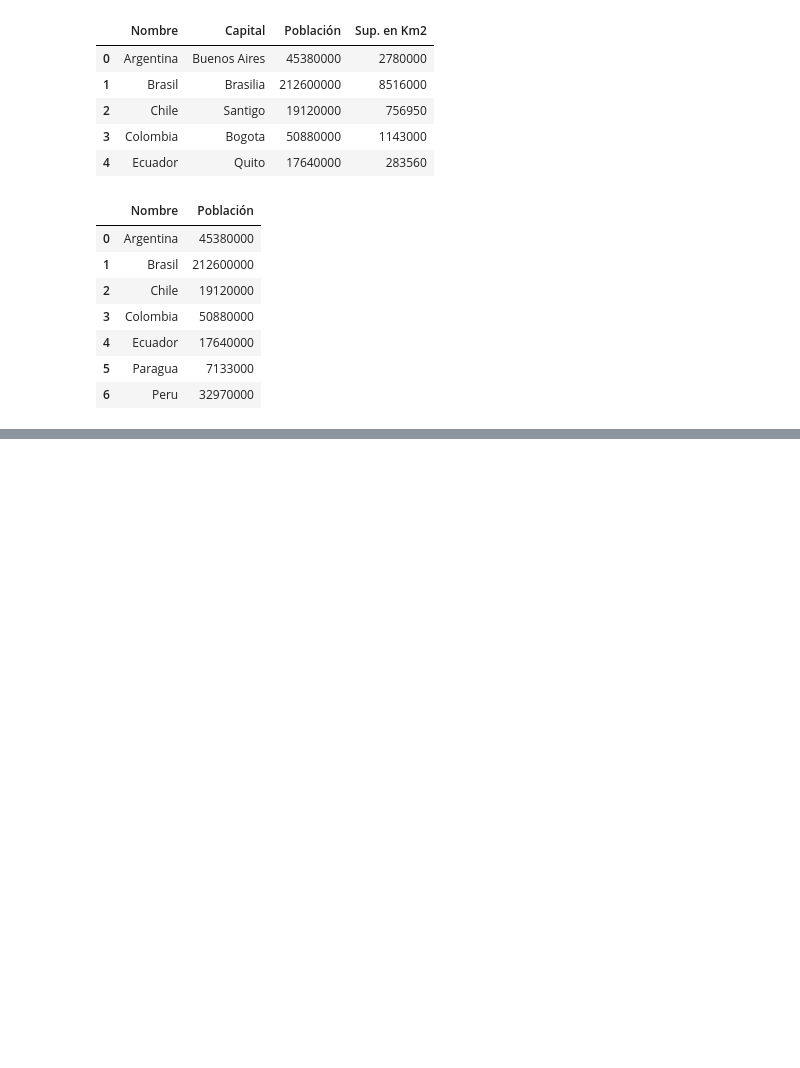
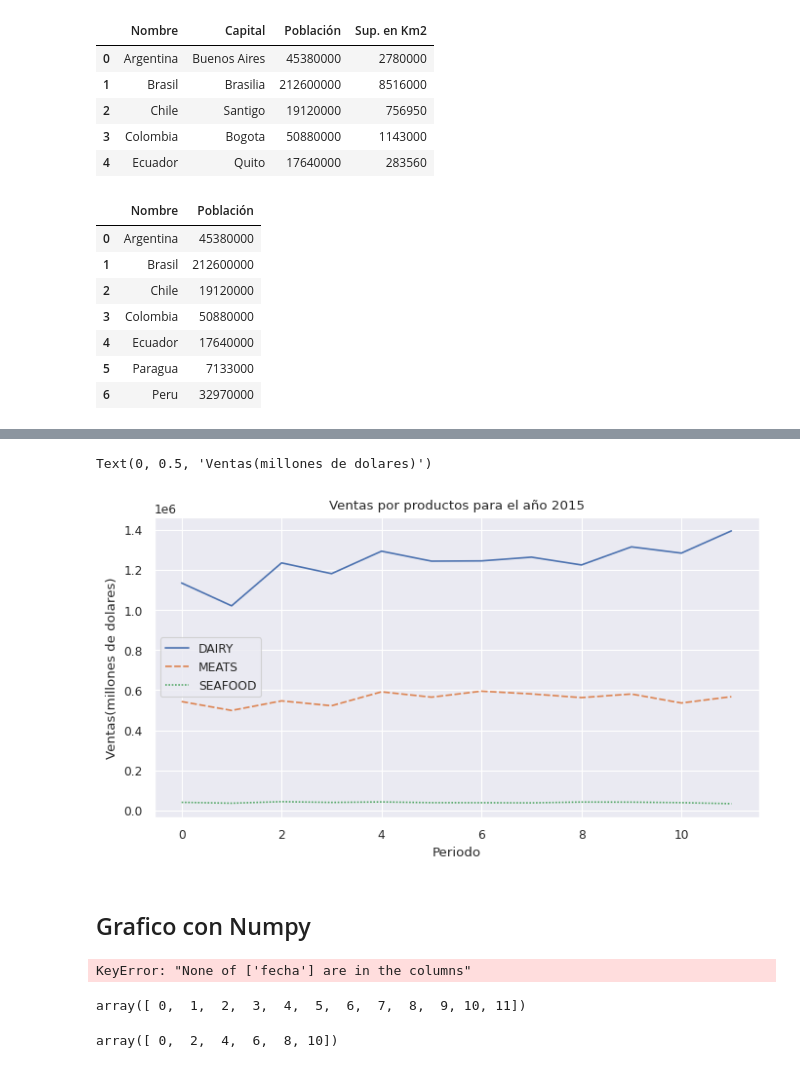
Before and after one commit to pablohf7/Analisis_ventas2015, a Jupyter notebook: Graficos.ipynb, the cells around one changed output, grey strips where cells are left out. Cells and saved outputs as stored; diff of their text form; code cells hidden in the pictures; blank space fills up the shorter version.

```diff
--- a/Graficos.ipynb
+++ b/Graficos.ipynb
@@ -297,0 +331,30 @@ paises2
+# %%
+plt.figure(
+    figsize=(8,4)
+)
+
+sns.set_style("ticks")
+sns.set_theme("paper")
+
+dfg=sns.lineplot(
+    data=df,
+    )
+
+dfg.set_title("Ventas por productos para el año 2015")
+
+dfg.set_xlabel("Periodo")
+
+dfg.set_ylabel("Ventas(millones de dolares)")
+# %% [output]
+Text(0, 0.5, 'Ventas(millones de dolares)')
+[figure, added]
+# %% [markdown]
+## Grafico con Numpy
+# %%
+df=df.set_index("fecha")
+# %% [output]
+KeyError: "None of ['fecha'] are in the columns"
+# %%
+posiciones_ticks
+# %% [output]
+array([ 0,  1,  2,  3,  4,  5,  6,  7,  8,  9, 10, 11])
@@ -297,0 +365,4 @@ paises2
+# %%
+posiciones_ticks[::2]
+# %% [output]
+array([ 0,  2,  4,  6,  8, 10])
```
Also changed, not shown: parts of 13 cells of this notebook.
